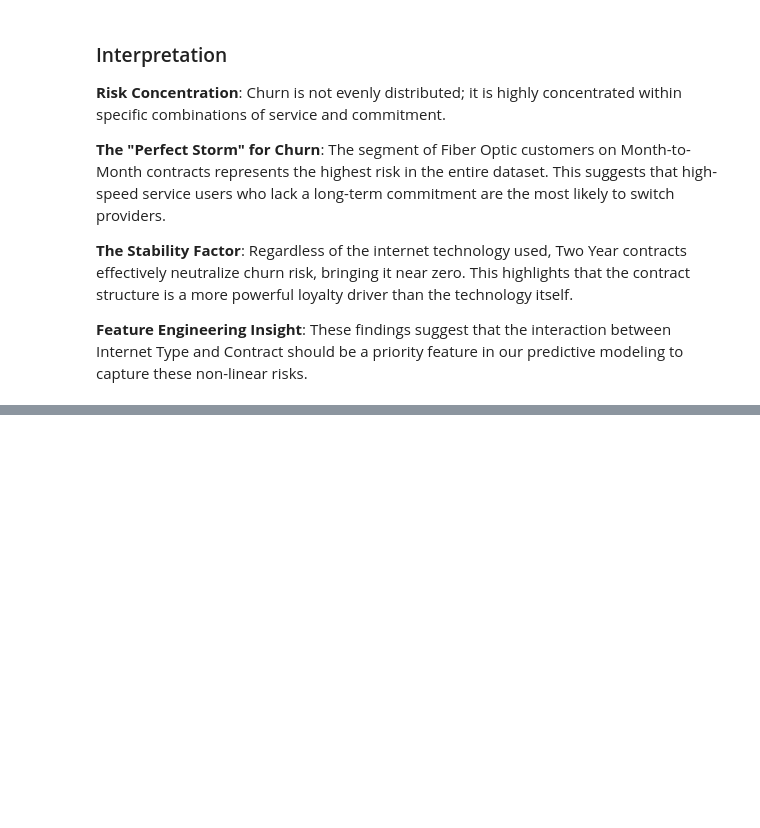
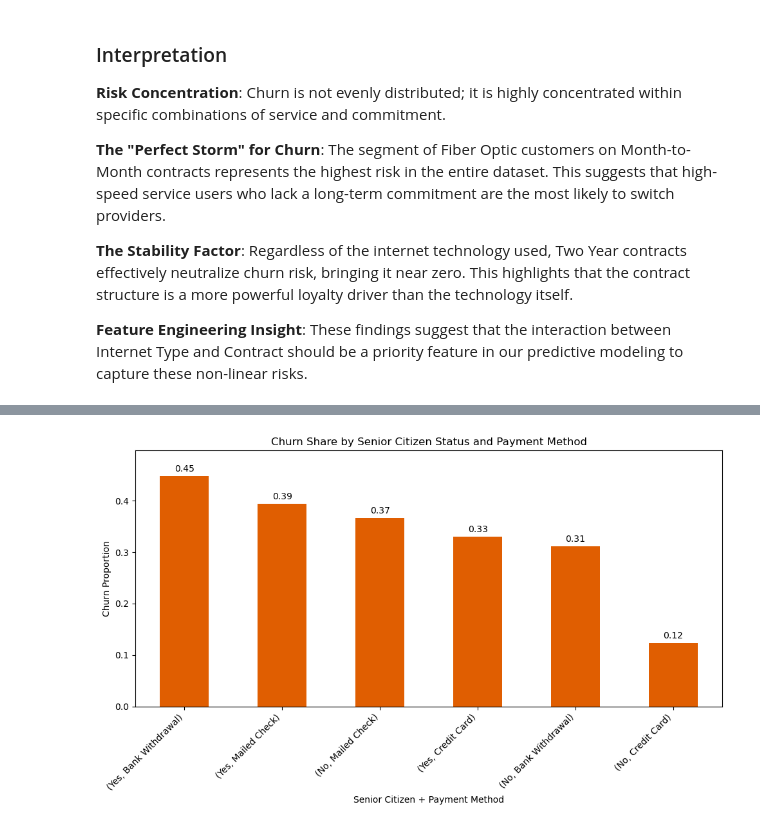
Before and after one commit to GulsaraMirzayeva/telco-churn-capstone, a Jupyter notebook: notebooks/03_eda.ipynb, the cells around one changed output, grey strips where cells are left out. Drawn from its saved outputs; the diff is of its cells as text; code cells hidden in the pictures; blank space fills up the shorter version.

```diff
--- a/notebooks/03_eda.ipynb
+++ b/notebooks/03_eda.ipynb
@@ -604,0 +643,8 @@ plt.show()
+# %%
+senior_payment_churn = pd.crosstab(
+    [eda_df["Senior Citizen"], eda_df["Payment Method"]],
+    eda_df["Churn Label"],
+    normalize="index"
+)
+
+senior_payment_churn
@@ -604,0 +666,21 @@ plt.show()
+# %%
+ax = senior_payment_churn["Yes"].sort_values(ascending=False).plot(
+    kind="bar",
+    color=churn_palette["Yes"],
+    figsize=(10, 6)
+)
+
+ax.bar_label(ax.containers[0], fmt='%.2f', padding=3)
+
+plt.title("Churn Share by Senior Citizen Status and Payment Method")
+plt.ylabel("Churn Proportion")
+plt.xlabel("Senior Citizen + Payment Method")
+plt.xticks(rotation=45, ha="right")
+
+
+plt.ylim(0, max(senior_payment_churn["Yes"]) + 0.05)
+
+plt.tight_layout()
+plt.show()
+# %% [output]
+[figure, added]
```
Also changed, not shown: parts of 13 cells of this notebook.
